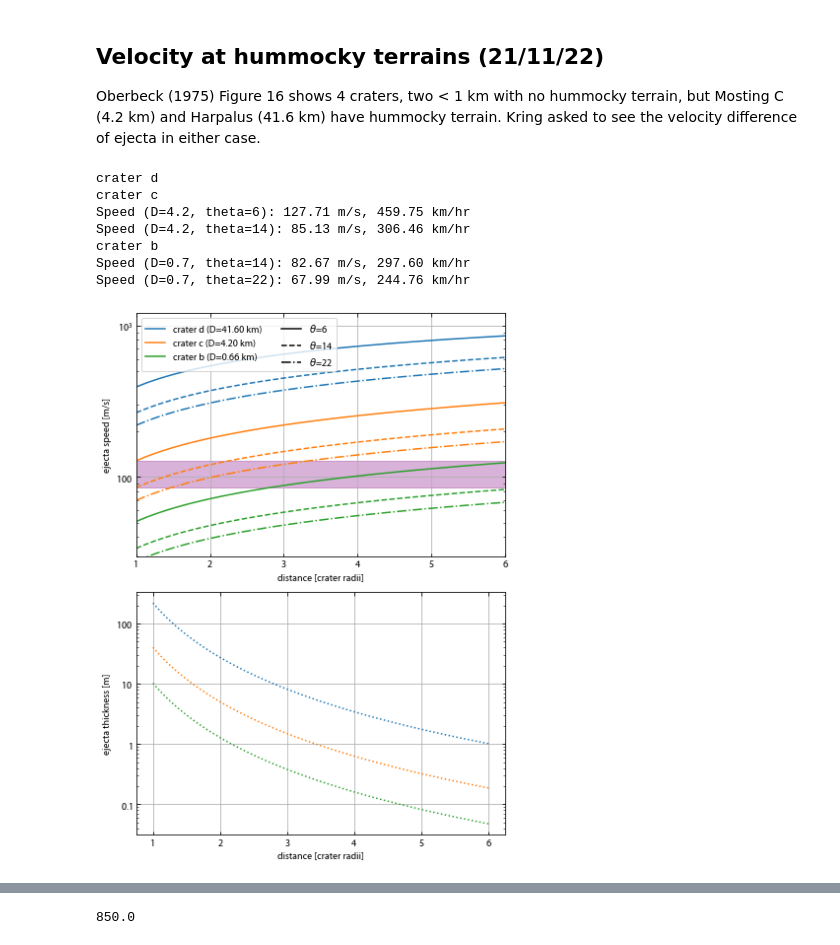
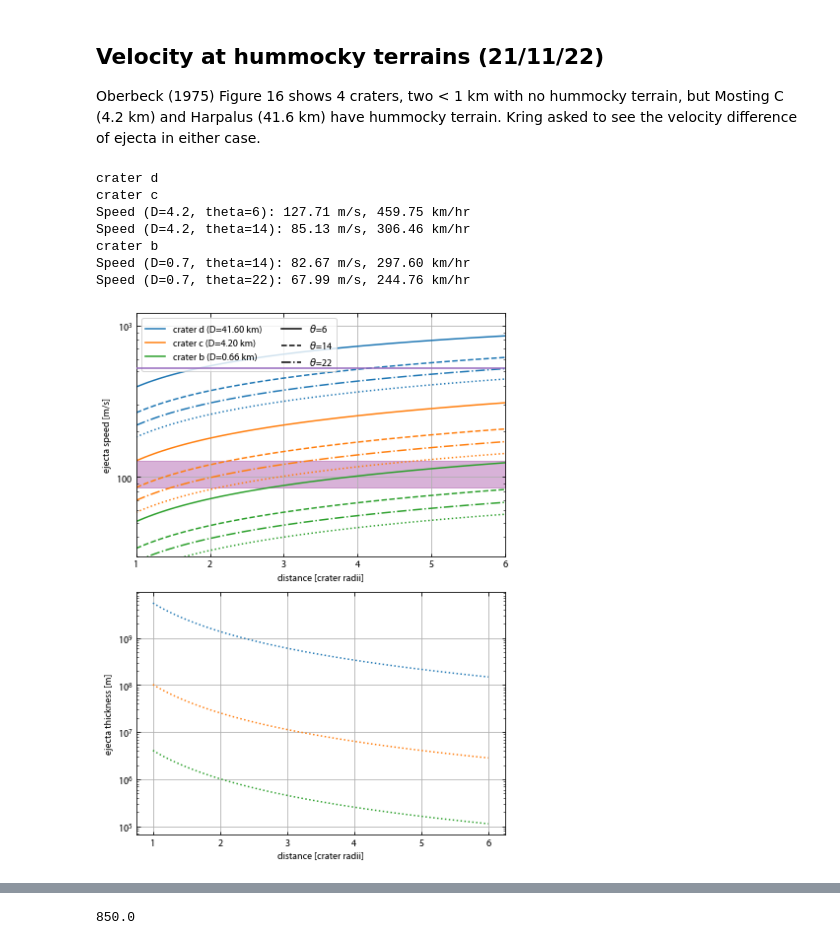
Before and after one commit to cjtu/moonpies, a Jupyter notebook: notebooks/ballistic_kinetic_energy.ipynb, the cells around one changed output, grey strips where cells are left out. Drawn from its saved outputs; the diff is of its cells as text; code cells hidden in the pictures.

Commit message:
Minor bug fixes and figure script updates

```diff
--- a/notebooks/ballistic_kinetic_energy.ipynb
+++ b/notebooks/ballistic_kinetic_energy.ipynb
@@ -61,13 +61,13 @@ def thickness(d, R):
     """Calculate the thickness of an ejecta blanket in meters"""
     return 0.14 * (R**0.74) * ((d/R)**-3.)# pm 0.5
 
-def thick2mass(thick):
+def thick2mass(thick, rho=1500):
     """
     Convert an ejecta blanket thickness to kg per meter squared
 
     Density from Carrier et al. 1991
     """
-    return thick * 1500.
+    return thick * rho
 
 def mps2KE(v, m):
     """Convert ballistic speeds to kinetic energies in joules per meter squared"""
@@ -153,8 +153,8 @@ d_curve = np.arange(0, 45)
 v_sph = mps2kmph(ballistic_spherical(theta, d_curve*1000))
 
 colors = plt.rcParams['axes.prop_cycle'].by_key()['color']
-ls = ('-', '--', '-.')
-thetas = (6, 14, 22)
+ls = ('-', '--', '-.', ':')
+thetas = (6, 14, 22, 45)
 overlap_zone = []
 for i, (d, crater) in enumerate(zip(diams, craters)):
     print(crater)
@@ -162,7 +162,7 @@ for i, (d, crater) in enumerate(zip(diams, craters)):
         rm = d * 1000/2
         dm = np.linspace(rm, rm*6, 100)
         v = ballistic_spherical(np.deg2rad(theta0), dm)
-        t = thickness(dm, rm)  # thickness at 1 crater radius
+        t = thickness(dm, rm)
         m = thick2mass(t)
         ke = mps2KE(v, m)
         label = f'{crater} (D={d:.2f} km)' if j == 0 else None
@@ -170,33 +170,35 @@ for i, (d, crater) in enumerate(zip(diams, craters)):
         if crater == 'crater c' and (theta0 == 6 or theta0 == 14):
             overlap_zone.append(v[0])
             print(f'Speed (D={d:.1f}, theta={theta0}): {v[0]:.2f} m/s, {mps2kmph(v[0]):.2f} km/hr')
         elif crater == 'crater b' and (theta0 == 14 or theta0 == 22):
             print(f'Speed (D={d:.1f}, theta={theta0}): {v[-1]:.2f} m/s, {mps2kmph(v[-1]):.2f} km/hr')
-    ax2.semilogy(dm/rm, t, ':', c=colors[i])
+    # ax2.semilogy(dm/rm, t, ':', c=colors[i])
+    ax2.semilogy(dm/rm, ke, ':', c=colors[i])
     # print(f'Crater D={d:4.1f} km; Speed={v:.1f} m/s; KE={ke/1e6:.2f} MJ')
 
 # Overlap zone
 ax.fill_between(dm/rm, [overlap_zone[1]]*len(dm), [overlap_zone[0]]*len(dm), color='purple', alpha=0.3)
-# ax.axhline(v[0], ls='-', c='tab:purple', zorder=10)
+
+ax.axhline(520, ls='-', c='tab:purple', zorder=10)
 
 # theta labels
 for j in range(3):
     ax.plot([0,0.1], [101, 102], ls=ls[j], c='k', label=f'$\\theta$={thetas[j]}')
 
 ax.legend(ncol=2)
 ax.set_xlim(1, 6)
 ax.set_ylim(30, 1200)
 ax.set_xlabel('distance [crater radii]')
 ax2.set_xlabel('distance [crater radii]')
 ax.set_ylabel('ejecta speed [m/s]')
 ax2.set_ylabel('ejecta thickness [m]')
 plt.show()
 # %% [output]
 crater d
 crater c
 Speed (D=4.2, theta=6): 127.71 m/s, 459.75 km/hr
 Speed (D=4.2, theta=14): 85.13 m/s, 306.46 km/hr
 crater b
 Speed (D=0.7, theta=14): 82.67 m/s, 297.60 km/hr
 Speed (D=0.7, theta=22): 67.99 m/s, 244.76 km/hr
-[figure, old version]
+[figure, new version]
```
Also changed, not shown: parts of 6 cells of this notebook, 16 other files.
